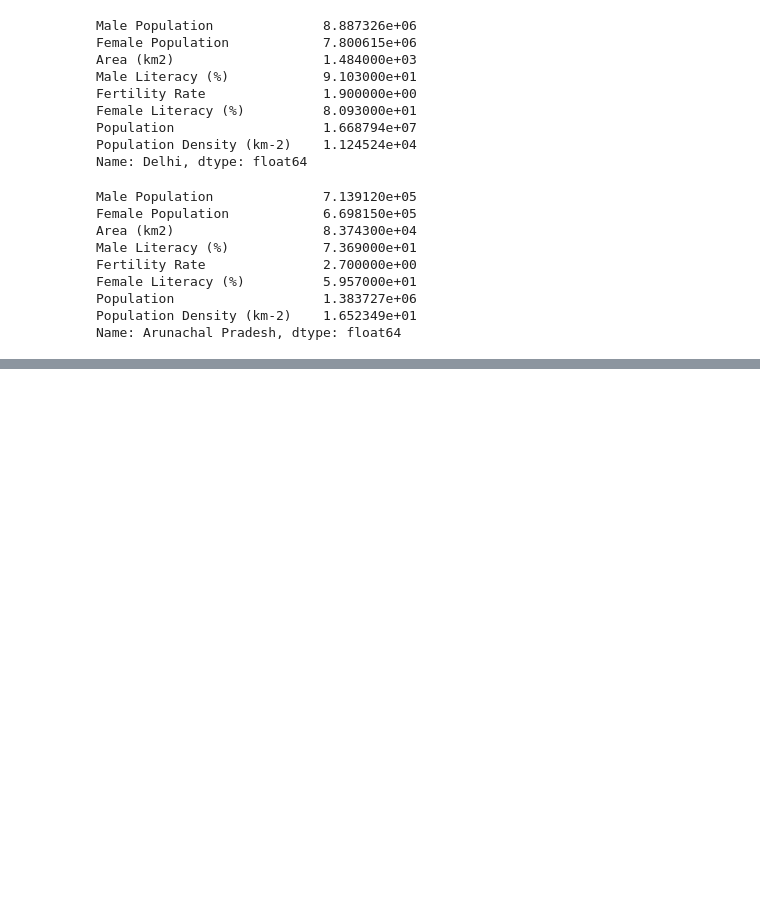
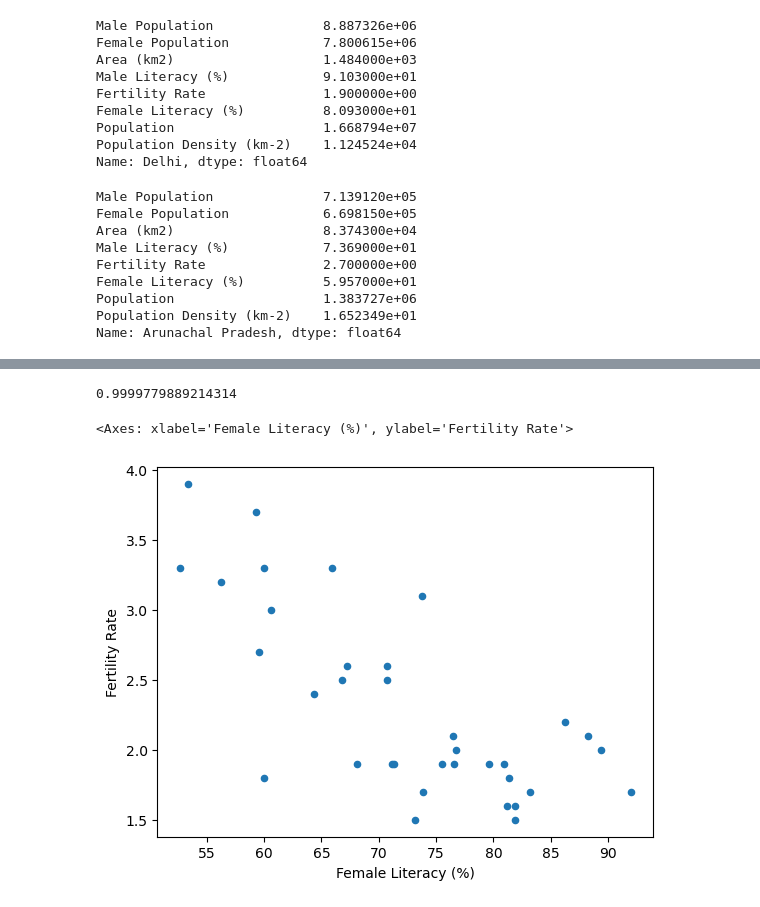
Before and after one commit to rabobahago/python_projects, a Jupyter notebook: scientific_programming_with_python/pandas/sorting_arithmetic_statistics.ipynb, the cells around one changed output, grey strips where cells are left out. Drawn from its saved outputs; the diff is of its cells as text; code cells hidden in the pictures; blank space fills up the shorter version.

```diff
--- a/scientific_programming_with_python/pandas/sorting_arithmetic_statistics.ipynb
+++ b/scientific_programming_with_python/pandas/sorting_arithmetic_statistics.ipynb
@@ -89,0 +108,9 @@ Name: Arunachal Pradesh, dtype: float64
+# %%
+df.loc['Uttar Pradesh'].corr(df.loc['Maharashtra'])
+# %% [output]
+0.9999779889214314
+# %%
+df.plot.scatter('Female Literacy (%)', 'Fertility Rate')
+# %% [output]
+<Axes: xlabel='Female Literacy (%)', ylabel='Fertility Rate'>
+[figure, added]
```
Also changed, not shown: parts of 7 cells of this notebook, 5 other files.
